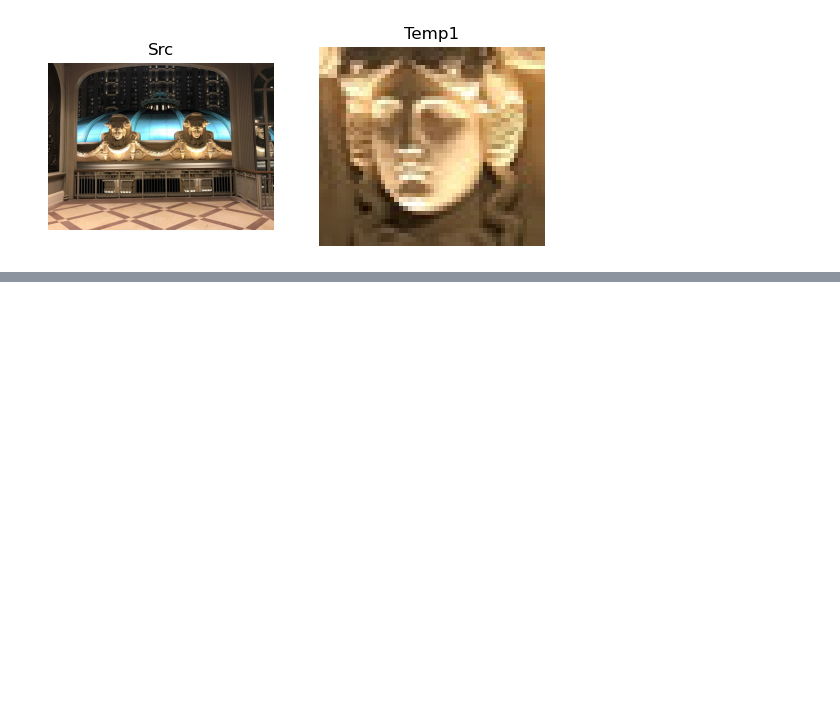
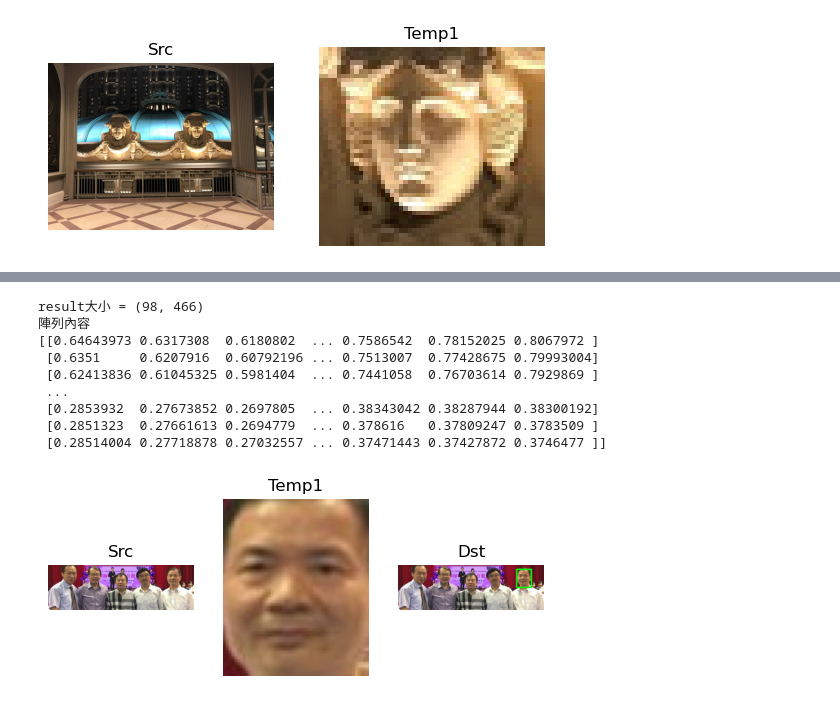
Before and after one commit to AnnaCheng58796907/yzu_CV, a Jupyter notebook: lesson14/lesson14_1.ipynb, the cells around one changed output, grey strips where cells are left out. Cells and saved outputs as stored; diff of their text form; code cells hidden in the pictures; blank space fills up the shorter version.

```diff
--- a/lesson14/lesson14_1.ipynb
+++ b/lesson14/lesson14_1.ipynb
@@ -181,0 +400,44 @@ result大小 = (418, 571)
+# %%
+# 單模板匹配-正規化平方差(TM_SQDIFF_NORMED)
+# minMaxLoc()
+import cv2
+import matplotlib.pyplot as plt
+
+src = cv2.imread("g5.jpg", cv2.IMREAD_COLOR)
+cv2.imshow("Src", src)
+plt.subplot(131)
+plt.imshow(cv2.cvtColor(src, cv2.COLOR_BGR2RGB))
+plt.title('Src')
+plt.axis('off')
+temp1 = cv2.imread("face1.jpg", cv2.IMREAD_COLOR)
+cv2.imshow("Temp1", temp1)
+plt.subplot(132)
+plt.imshow(cv2.cvtColor(temp1, cv2.COLOR_BGR2RGB))
+plt.title('Temp1')
+plt.axis('off')
+H, W = temp1.shape[:2]
+result = cv2.matchTemplate(src, temp1, cv2.TM_SQDIFF_NORMED)
+minVal, maxVal, minLoc, maxLoc = cv2.minMaxLoc(result)
+upperleft = minLoc                                                  # 左上角座標
+lowerright = (minLoc[0] + W, minLoc[1] + H)                         # 右下角座標
+dst = cv2.rectangle(src, upperleft, lowerright, (0, 255, 0), 3)     # 繪製最相似外框
+cv2.imshow("Dst", dst)
+plt.subplot(133)
+plt.imshow(cv2.cvtColor(dst, cv2.COLOR_BGR2RGB))
+plt.title('Dst')
+plt.axis('off')
+print(f"result大小 = {result.shape}")
+print(f"陣列內容 \n{result}")
+cv2.waitKey(0)
+cv2.destroyAllWindows()
+# %% [output]
+result大小 = (98, 466)
+陣列內容
+[[0.64643973 0.6317308  0.6180802  ... 0.7586542  0.78152025 0.8067972 ]
+ [0.6351     0.6207916  0.60792196 ... 0.7513007  0.77428675 0.79993004]
+ [0.62413836 0.61045325 0.5981404  ... 0.7441058  0.76703614 0.7929869 ]
+ ...
+ [0.2853932  0.27673852 0.2697805  ... 0.38343042 0.38287944 0.38300192]
+ [0.2851323  0.27661613 0.2694779  ... 0.378616   0.37809247 0.3783509 ]
+ [0.28514004 0.27718878 0.27032557 ... 0.37471443 0.37427872 0.3746477 ]]
+[figure, added]
```
Also changed, not shown: parts of 9 cells of this notebook.
